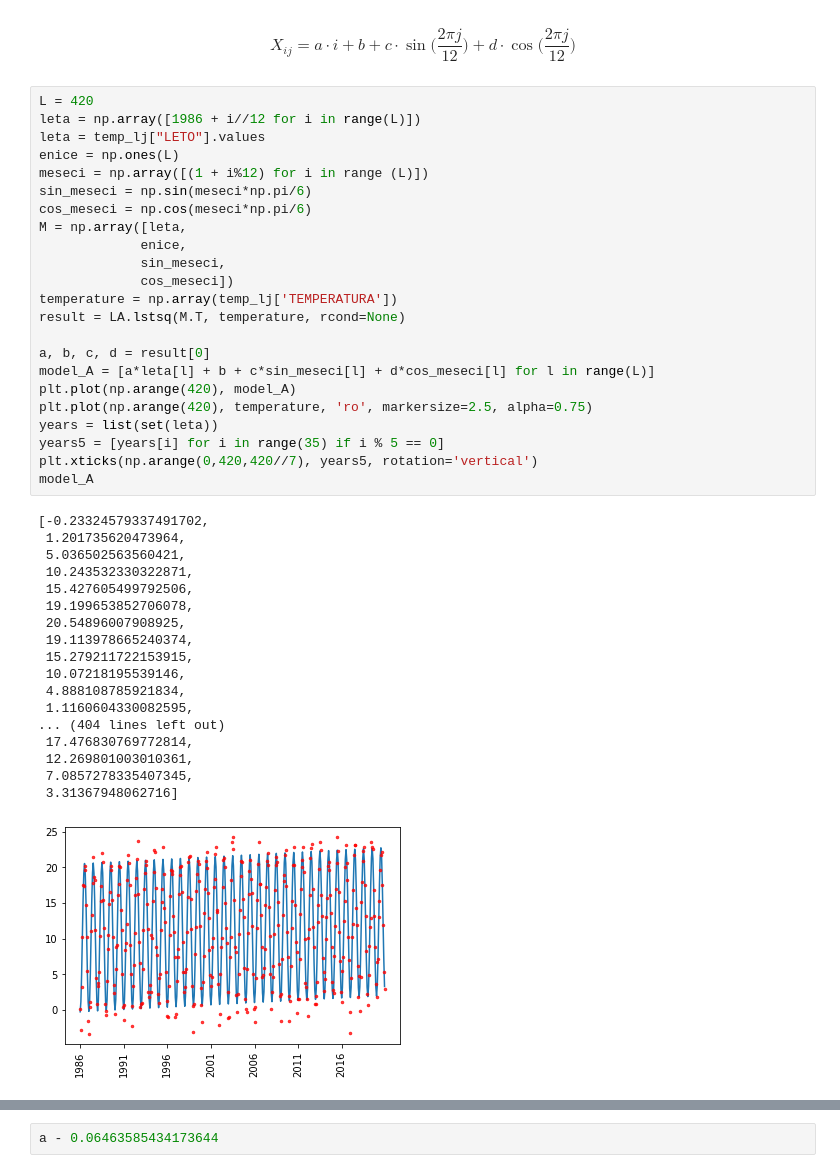
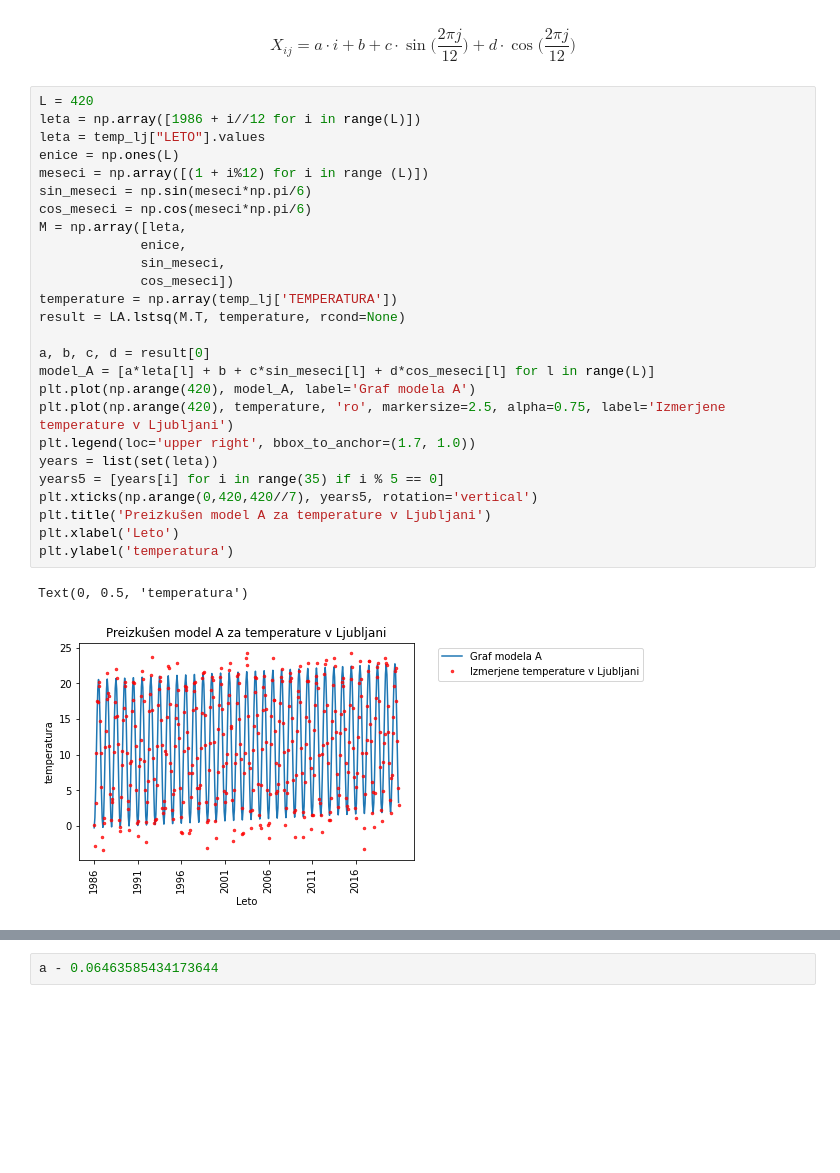
Before and after one commit to DejanPeric058/Seminarska-naloga-pri-Statistiki, a Jupyter notebook: 3. naloga.ipynb, the cells around one changed output, grey strips where cells are left out. Cells and saved outputs as stored; diff of their text form; blank space fills up the shorter version.

```diff
--- a/3. naloga.ipynb
+++ b/3. naloga.ipynb
@@ -115,45 +124,32 @@ $$X_{ij} = a \cdot i + b + c \cdot \sin \Big(\frac{2\pi j}{12}\Big) + d \cdot \c
 # %%
 L = 420
 leta = np.array([1986 + i//12 for i in range(L)])
 leta = temp_lj["LETO"].values
 enice = np.ones(L)
 meseci = np.array([(1 + i%12) for i in range (L)])
 sin_meseci = np.sin(meseci*np.pi/6)
 cos_meseci = np.cos(meseci*np.pi/6)
 M = np.array([leta,
              enice,
              sin_meseci,
              cos_meseci])
 temperature = np.array(temp_lj['TEMPERATURA'])
 result = LA.lstsq(M.T, temperature, rcond=None)
 
 a, b, c, d = result[0]
 model_A = [a*leta[l] + b + c*sin_meseci[l] + d*cos_meseci[l] for l in range(L)]
-plt.plot(np.arange(420), model_A)
-plt.plot(np.arange(420), temperature, 'ro', markersize=2.5, alpha=0.75)
+plt.plot(np.arange(420), model_A, label='Graf modela A')
+plt.plot(np.arange(420), temperature, 'ro', markersize=2.5, alpha=0.75, label='Izmerjene temperature v Ljubljani')
+plt.legend(loc='upper right', bbox_to_anchor=(1.7, 1.0))
 years = list(set(leta))
 years5 = [years[i] for i in range(35) if i % 5 == 0]
 plt.xticks(np.arange(0,420,420//7), years5, rotation='vertical')
-model_A
+plt.title('Preizkušen model A za temperature v Ljubljani')
+plt.xlabel('Leto')
+plt.ylabel('temperatura')
 # %% [output]
-[-0.23324579337491702,
- 1.201735620473964,
- 5.036502563560421,
- 10.243532330322871,
- 15.427605499792506,
- 19.199653852706078,
- 20.54896007908925,
- 19.113978665240374,
- 15.279211722153915,
- 10.07218195539146,
- 4.888108785921834,
- 1.1160604330082595,
-... (404 lines left out)
- 17.476830769772814,
- 12.269801003010361,
- 7.0857278335407345,
- 3.31367948062716]
+Text(0, 0.5, 'temperatura')
-[figure, old version]
+[figure, new version]
 # %%
 residual = temperature - model_A
 z, xbins, _ = plt.hist(residual, bins=20)
```
Also changed, not shown: parts of 28 cells of this notebook, 13 other files.
